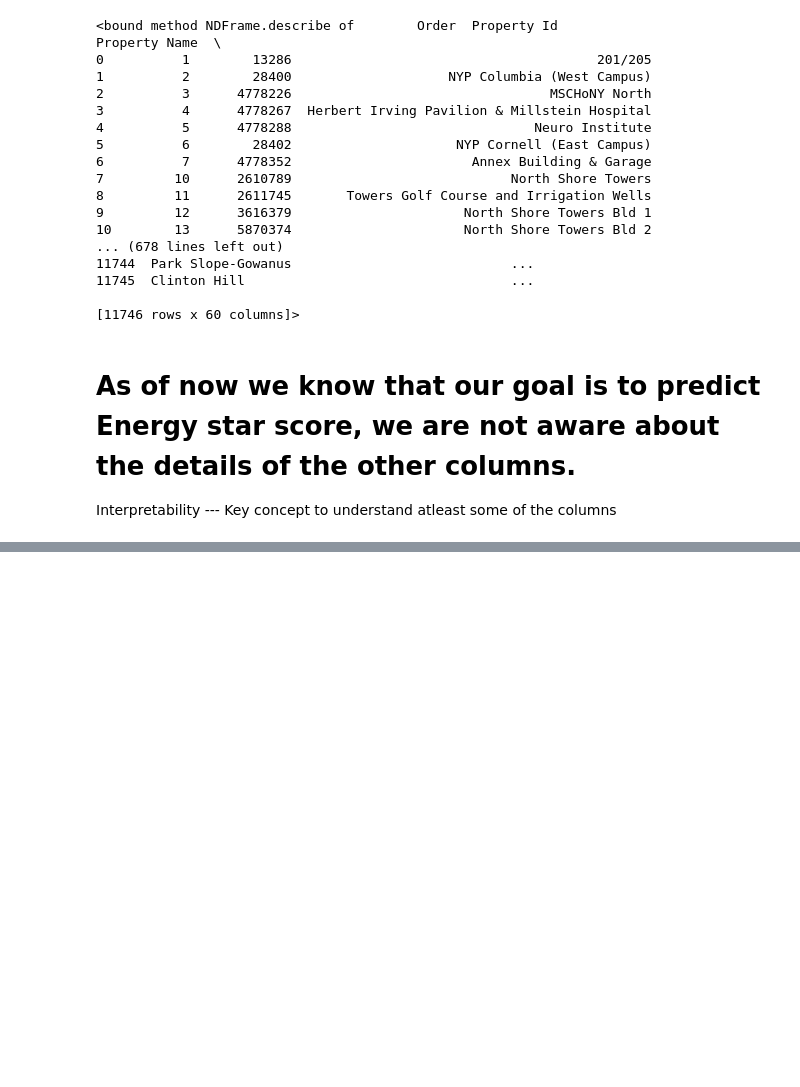
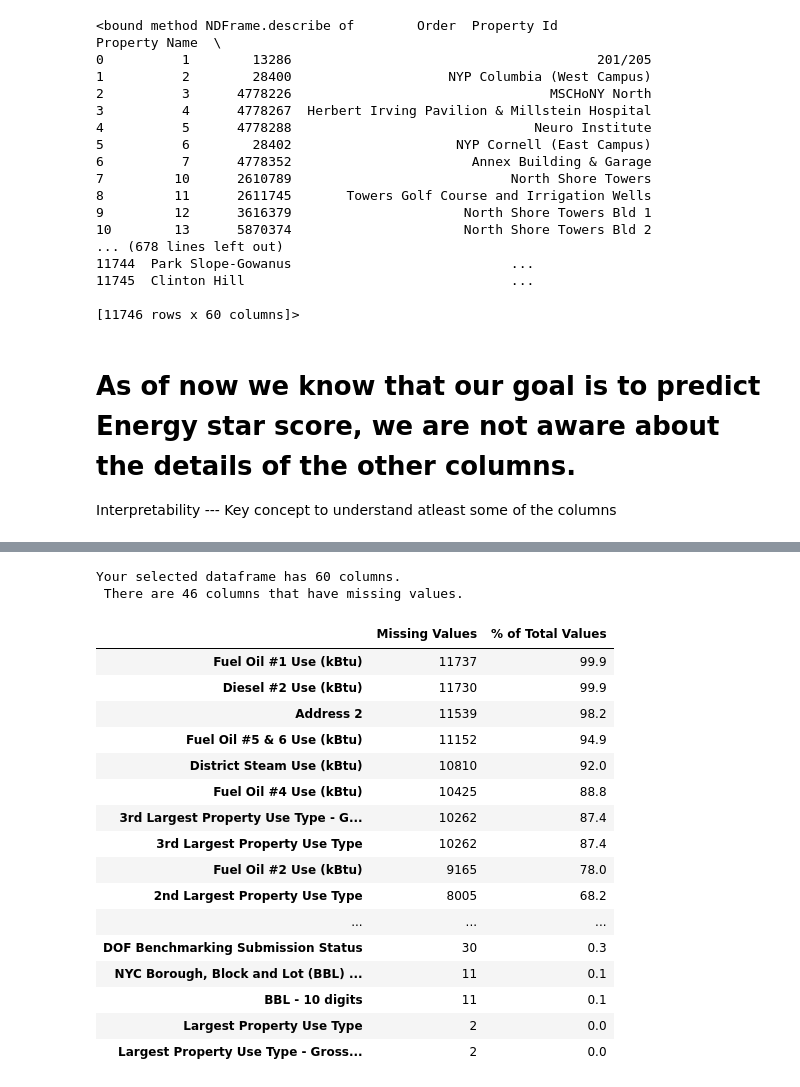
Before and after one commit to poobalan1985/ML-Workout, a Jupyter notebook: Process Flow - Build a Model.ipynb, the cells around one changed output, grey strips where cells are left out. Cells and saved outputs as stored; diff of their text form; code cells hidden in the pictures; blank space fills up the shorter version.

```diff
--- a/Process Flow - Build a Model.ipynb
+++ b/Process Flow - Build a Model.ipynb
@@ -65,0 +228,37 @@ Interpretability --- Key concept to understand atleast some of the columns
+# %%
+def missing_val_table(df):
+    tot_mis_val = df.isnull().sum()
+    tot_mis_val_percent = 100 * df.isnull().sum() / len(df)
+    mis_val_table = pd.concat([tot_mis_val,tot_mis_val_percent],axis=1)
+    mis_val_table_ren_columns = mis_val_table.rename(columns = {0 : 'Missing Values', 1 : '% of Total Values'})
+
+
+    # Sort the table by percentage of missing descending
+    mis_val_table_ren_columns = mis_val_table_ren_columns[mis_val_table_ren_columns.iloc[:,1] != 0].sort_values('% of Total Values', ascending=False).round(1)
+    # Print some summary information
+    print ("Your selected dataframe has " + str(df.shape[1]) + " columns.\n There are " + str(mis_val_table_ren_columns.shape[0]) +
+           " columns that have missing values.")
+    # Return the dataframe with missing information
+    return mis_val_table_ren_columns
+# %%
+missing_val_table(df)
+# %% [output]
+Your selected dataframe has 60 columns.
+ There are 46 columns that have missing values.
+|  | Missing Values | % of Total Values |
+| Fuel Oil #1 Use (kBtu) | 11737 | 99.9 |
+| Diesel #2 Use (kBtu) | 11730 | 99.9 |
+| Address 2 | 11539 | 98.2 |
+| Fuel Oil #5 & 6 Use (kBtu) | 11152 | 94.9 |
+| District Steam Use (kBtu) | 10810 | 92.0 |
+| Fuel Oil #4 Use (kBtu) | 10425 | 88.8 |
+| 3rd Largest Property Use Type - G... | 10262 | 87.4 |
+| 3rd Largest Property Use Type | 10262 | 87.4 |
+| Fuel Oil #2 Use (kBtu) | 9165 | 78.0 |
+| 2nd Largest Property Use Type | 8005 | 68.2 |
+| ... | ... | ... |
+| DOF Benchmarking Submission Status | 30 | 0.3 |
+| NYC Borough, Block and Lot (BBL) ... | 11 | 0.1 |
+| BBL - 10 digits | 11 | 0.1 |
+| Largest Property Use Type | 2 | 0.0 |
+| Largest Property Use Type - Gross... | 2 | 0.0 |
```
Also changed, not shown: parts of 16 cells of this notebook.
